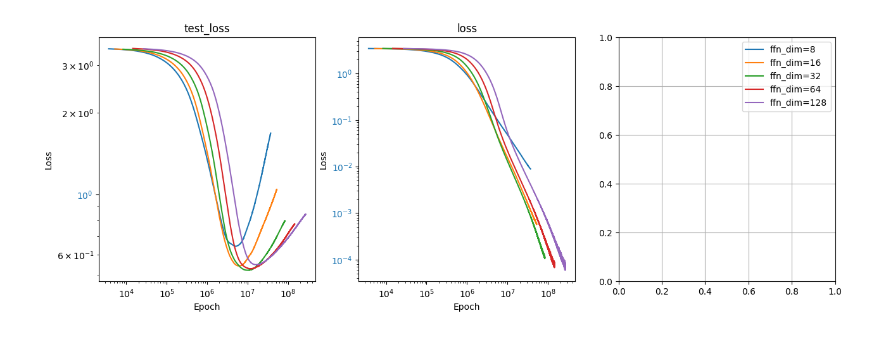
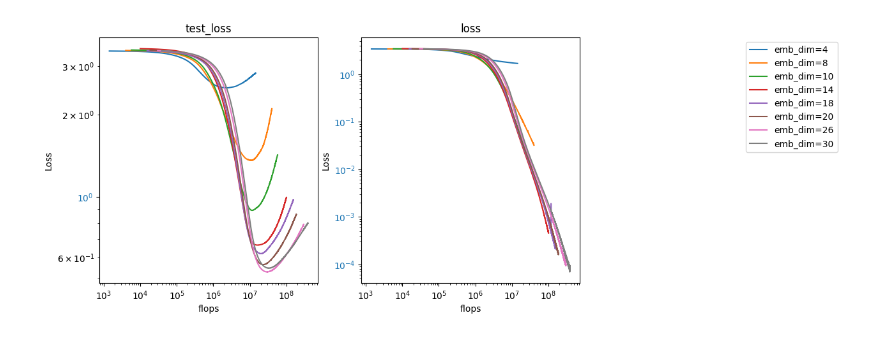
Before and after one commit to facebookresearch/pal, a Jupyter notebook: factorization/scratchpad.ipynb, the cells around one changed output. Cells and saved outputs as stored; diff of their text form; code cells hidden in the pictures.

Commit message:
show flop

```diff
--- a/factorization/scratchpad.ipynb
+++ b/factorization/scratchpad.ipynb
@@ -13,17 +13,17 @@ kwargs = {
     # "bernouilli_seed": 0,
     "final": False, # wether to load last epoch only
 }
-all_configs = load_configs("exp1_ffn")
+all_configs = load_configs("exp1_dim")
 res = load_experimental_results(all_configs, **kwargs)
 # %%
 res['flops'] = Model.get_flops(res['emb_dim'], res['ffn_dim'], res['nb_layers'], res['output_size'])
 res['flops'] *= res['epoch']
 # %%
 # study_factors = ['input_factors', 'output_factors']
-# study_factors = ['emb_dim']
+study_factors = ['emb_dim']
 # study_factors = ['nb_layers']
 # study_factors = ['data_split']
-study_factors = ['ffn_dim']
+# study_factors = ['ffn_dim']
 # study_factors = ['bernouilli']
 
 all_factors = ['input_factors', 'output_factors', 'parents', 'bernouilli', 'alphas', 'data_split', 'emb_dim', 'ffn_dim', 'nb_layers', 'mode', 'bernouilli_seed', 'seed', 'input_size', 'output_size', 'data_complexity']
@@ -52,14 +37,16 @@ Name: flops, Length: 5000000, dtype: int64
 mean = res.groupby(columns)[['loss', 'test_loss']].mean().reset_index()
 std = res.groupby(columns)[['loss', 'test_loss']].std().reset_index()
 
-mean.set_index('flops', inplace=True)
-std.set_index('flops', inplace=True)
+xaxis = 'flops'
+# xaxis = 'epoch'
+mean.set_index(xaxis, inplace=True)
+std.set_index(xaxis, inplace=True)
 # %%
 all_mean = []
 all_std = []
 
 keys = study_factors
-all_vals = [np.sort(res[key].unique()).tolist() for key in keys]
+all_vals = [np.sort(res[key].unique()[::2]).tolist() for key in keys]
 
 for vals in product(*all_vals):
     ind = np.ones(len(mean), dtype=bool)
@@ -75,32 +62,33 @@ for ax, name in zip(axes, ['test_loss', 'loss']):
     color = 'C0'
     legend = []
     all_plots = []
     for val, val_std in zip(all_mean, all_std):
         a, = ax.plot(val[name])
         all_plots.append(a)
         # ax.fill_between(val.index, val[name] - val_std[name], val[name] + val_std[name], alpha=0.5)
         leg = ' '.join([f'{key}={val[key].values[0]}' for key in keys])
         legend.append(leg)
     ax.set_yscale('log')
     ax.set_xscale('log')
-    ax.set_xlabel('Flops')
+    ax.set_xlabel(xaxis)
     ax.set_ylabel('Loss')
     ax.tick_params(axis='y', labelcolor=color)
     ax.set_title(name)
     # ax.set_ylim(4.5, 4.75)
 
 ax = axes[2]
+ax.axis('off')
 ax.legend(all_plots, legend)
 
 # ax2 = ax.twinx()
 # color = 'C1'
 # for val, val_std in zip([compression_mean, mean1], [compression_std, std]):
 #     ax2.plot(val['nb_factors'], color=color)
 # ax2.tick_params(axis='y', labelcolor=color)
 # ax2.set_ylabel(r'Number $k$ of factors')
 
 ax.grid()
 fig.savefig(IMAGE_DIR / f'{study_factors[0]}.pdf')
 # ax2.grid(alpha=0.25)
 # %% [output]
-[figure, old version]
+[figure, new version]
```
Also changed, not shown: parts of 1 cell of this notebook.
